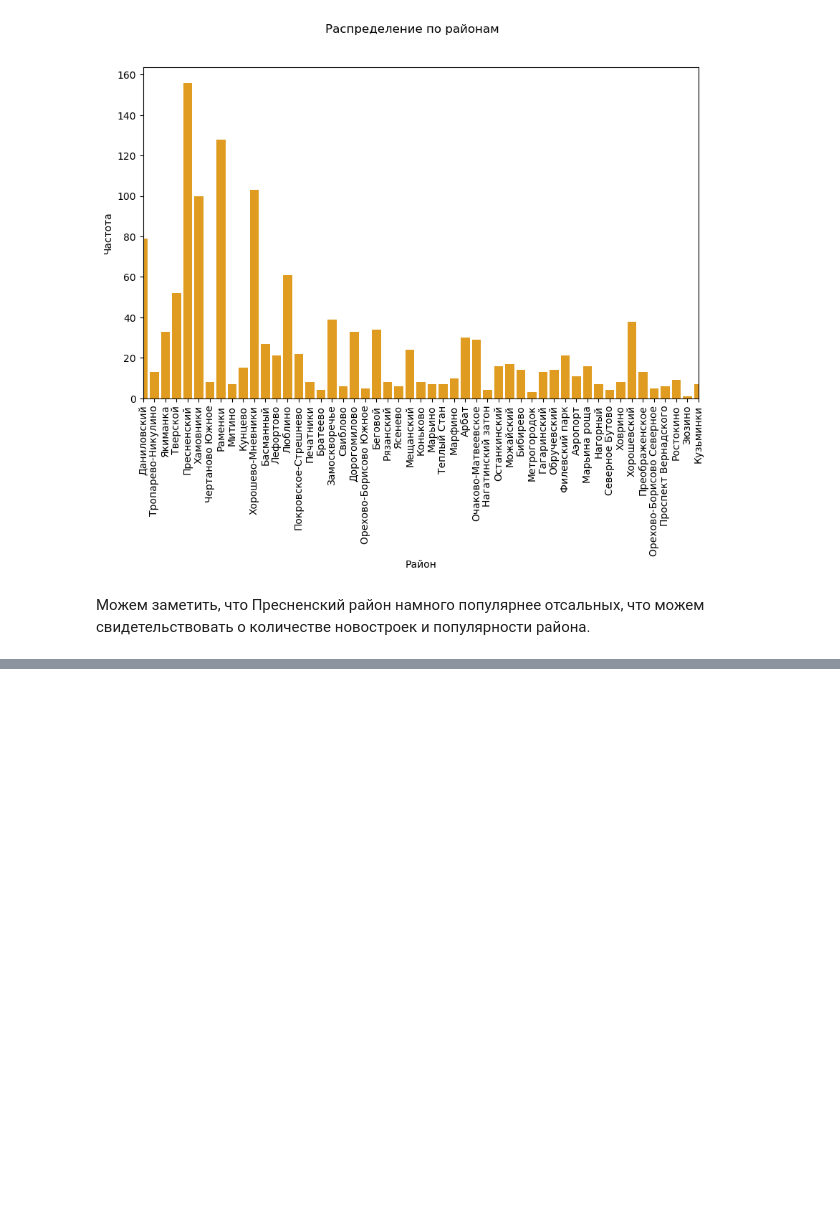
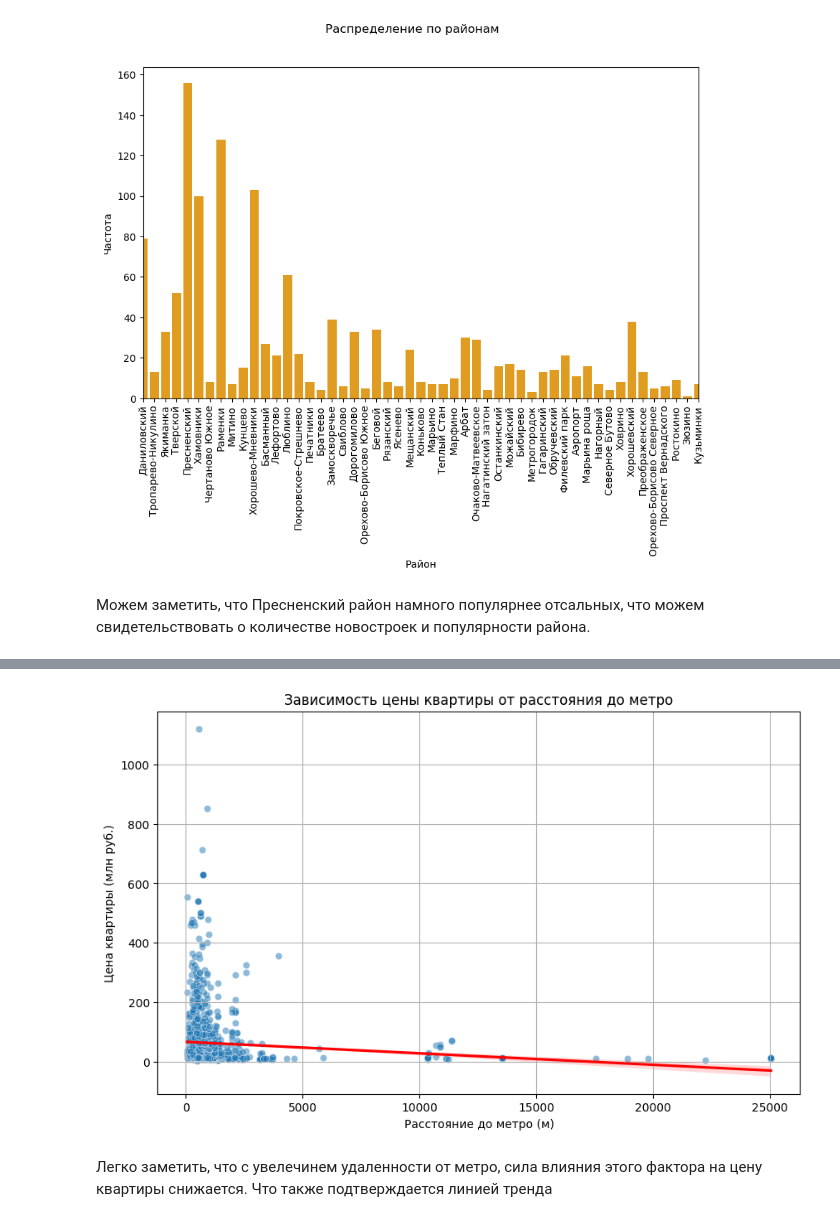
Before and after one commit to Vadcrut/hse_project, a Jupyter notebook: Visualization&eda.ipynb, the cells around one changed output, grey strips where cells are left out. Drawn from its saved outputs; the diff is of its cells as text; code cells hidden in the pictures; blank space fills up the shorter version.

```diff
--- a/Visualization&eda.ipynb
+++ b/Visualization&eda.ipynb
@@ -253,0 +270,3 @@ plt.show()
+# %%
+data=pd.read_csv('/content/data.csv', delimiter=',')
+data.head()
@@ -253,0 +280,2 @@ plt.show()
+# %%
+data = data.dropna()
@@ -253,0 +299,19 @@ plt.show()
+# %%
+df_filtered = data[['Цена', 'Расстояние до метро']].dropna()
+
+# Конвертация цены в миллионы рублей для удобства отображения
+df_filtered['Цена'] = df_filtered['Цена'] / 1e6
+
+# Построение графика
+plt.figure(figsize=(10, 6))
+sns.scatterplot(data=df_filtered, x='Расстояние до метро', y='Цена', alpha=0.5)
+sns.regplot(data=df_filtered, x='Расстояние до метро', y='Цена', scatter=False, color='red')
+plt.xlabel("Расстояние до метро (м)")
+plt.ylabel("Цена квартиры (млн руб.)")
+plt.title("Зависимость цены квартиры от расстояния до метро")
+plt.grid(True)
+plt.show()
+# %% [output]
+[figure, added]
+# %% [markdown]
+Легко заметить, что с увелечинем удаленности от метро, сила влияния этого фактора на цену квартиры снижается. Что также подтверждается линией тренда
```
Also changed, not shown: parts of 4 cells of this notebook, 2 other files.
